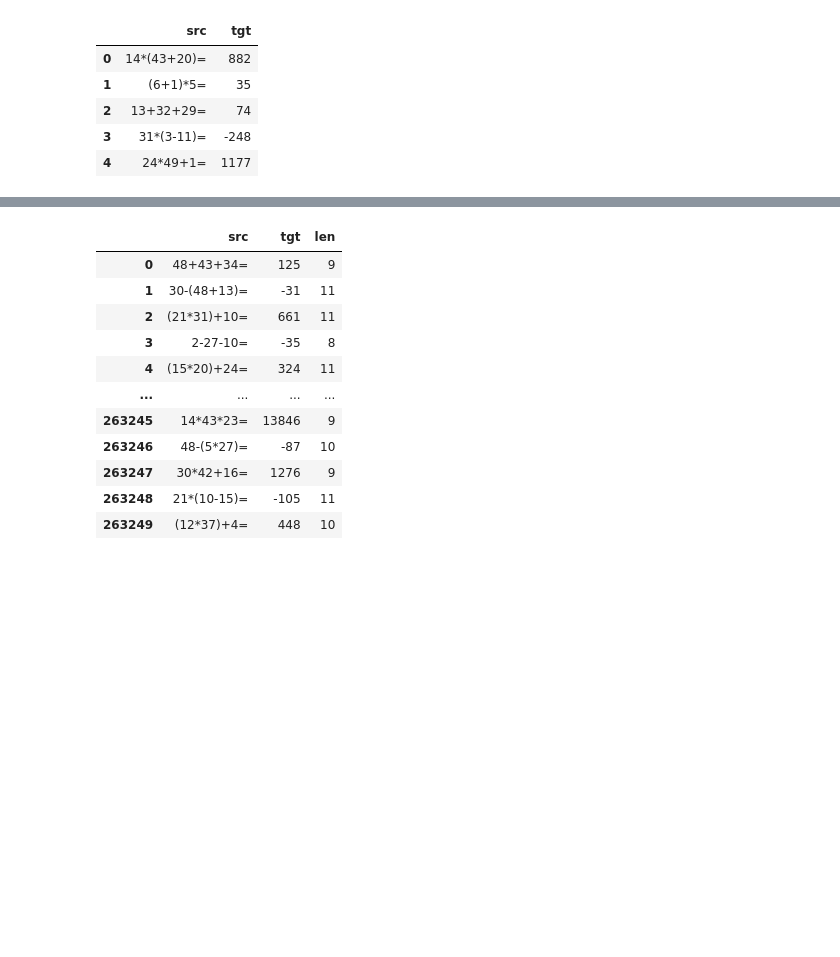
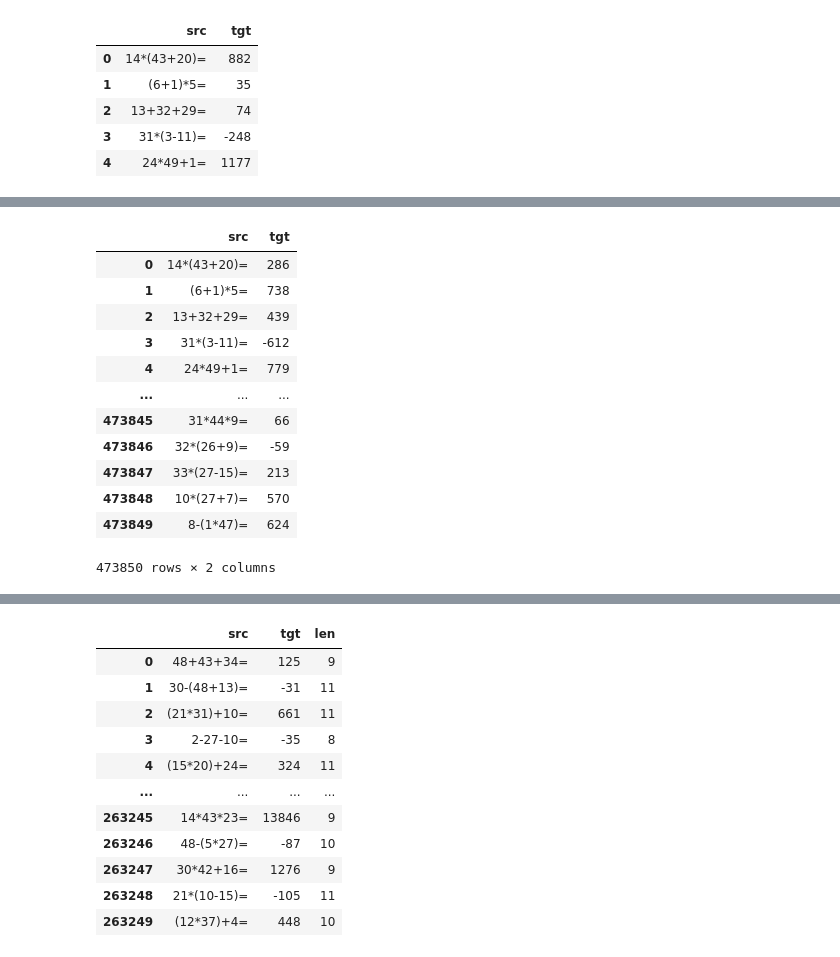
Before and after one commit to difersalest/NLP-Exercise-2, a Jupyter notebook: with_20_percent_wrong_data.ipynb, the cells around one changed output, grey strips where cells are left out. Cells and saved outputs as stored; diff of their text form; code cells hidden in the pictures; blank space fills up the shorter version.

```diff
--- a/with_20_percent_wrong_data.ipynb
+++ b/with_20_percent_wrong_data.ipynb
@@ -34,0 +62,21 @@ df_train.head()
+# %%
+from tqdm import tqdm
+import random
+import numpy as np
+tqdm.pandas()
+wrong_tgt_split["tgt"] = np.random.randint(-1000, 1000, size=len(wrong_tgt_split))
+wrong_tgt_split
+# %% [output]
+|  | src | tgt |
+| 0 | 14*(43+20)= | 286 |
+| 1 | (6+1)*5= | 738 |
+| 2 | 13+32+29= | 439 |
+| 3 | 31*(3-11)= | -612 |
+| 4 | 24*49+1= | 779 |
+| ... | ... | ... |
+| 473845 | 31*44*9= | 66 |
+| 473846 | 32*(26+9)= | -59 |
+| 473847 | 33*(27-15)= | 213 |
+| 473848 | 10*(27+7)= | 570 |
+| 473849 | 8-(1*47)= | 624 |
+473850 rows × 2 columns
```
Also changed, not shown: parts of 12 cells of this notebook, 38 other files.
